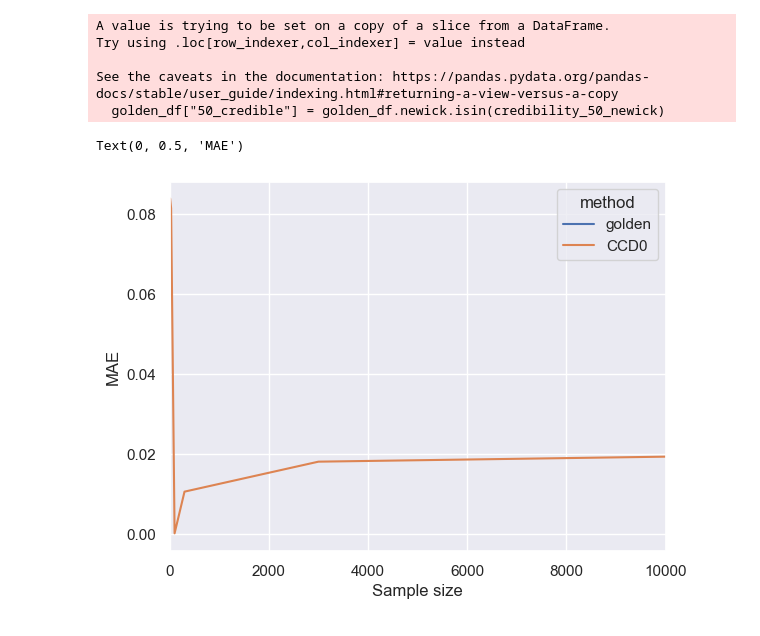
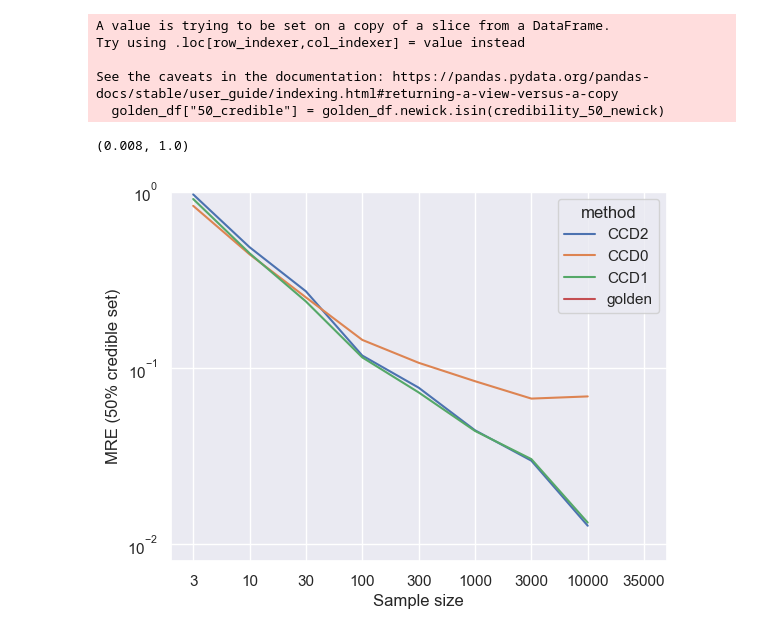
Before and after one commit to tochsner/ccd-validation, a Jupyter notebook: src/analysis/mre.ipynb, the cells around one changed output. Cells and saved outputs as stored; diff of their text form; code cells hidden in the pictures.

Commit message:
Finalize MRE replication.

```diff
--- a/src/analysis/mre.ipynb
+++ b/src/analysis/mre.ipynb
@@ -54,5 +57,5 @@ df = pd.DataFrame(df_dict)
 
 golden_df = df[df["method"] == "golden"]
 df["golden_probability"] = df.merge(golden_df, on=["simulation", "replica", "tree"], how="left")["probability_y"]
-df["absolute_error"] = (df.golden_probability - df.probability).abs()
+df["relative_error"] = (df.golden_probability - df.probability).abs() / df.golden_probability
 # %%
@@ -78,11 +82,37 @@ Try using .loc[row_indexer,col_indexer] = value instead
 
 See the caveats in the documentation: https://pandas.pydata.org/pandas-docs/stable/user_guide/indexing.html#returning-a-view-versus-a-copy
   golden_df["50_credible"] = golden_df.newick.isin(credibility_50_newick)
-# %%
-sns.lineplot(data=df[df["50_credible"]], x="sample_size", y="absolute_error", estimator="median", errorbar=None, hue="method")
-plt.xlabel("Sample size")
-plt.xlim([0, 10_000])
-plt.ylabel("MAE")
-# %% [output]
-Text(0, 0.5, 'MAE')
-[figure, removed]
+# %%
+# summarize the trees on a replica level
+
+df["sample_size_str"] = df.sample_size.astype(str)
+
+df_simulations = (
+    df
+    [df["50_credible"]]
+    [["simulation", "replica", "method", "sample_size_str", "sample_size", "relative_error"]]
+    .groupby(["simulation", "replica", "method", "sample_size_str", "sample_size"])
+    .mean()
+    .sort_values(["sample_size"])
+)
+# %%
+# plot the MRE
+
+sns.lineplot(
+    data=df_simulations,
+    x="sample_size_str",
+    y="relative_error",
+    estimator="median",
+    errorbar=None,
+    hue="method",
+)
+
+plt.xlabel("Sample Size")
+
+plt.ylabel("MRE (50% credible set)")
+plt.yscale("log")
+plt.yticks([1, 0.1, 0.01])
+plt.ylim([0.008, 1])
+# %% [output]
+(0.008, 1.0)
+[figure, added]
```
Also changed, not shown: parts of 6 cells of this notebook.
